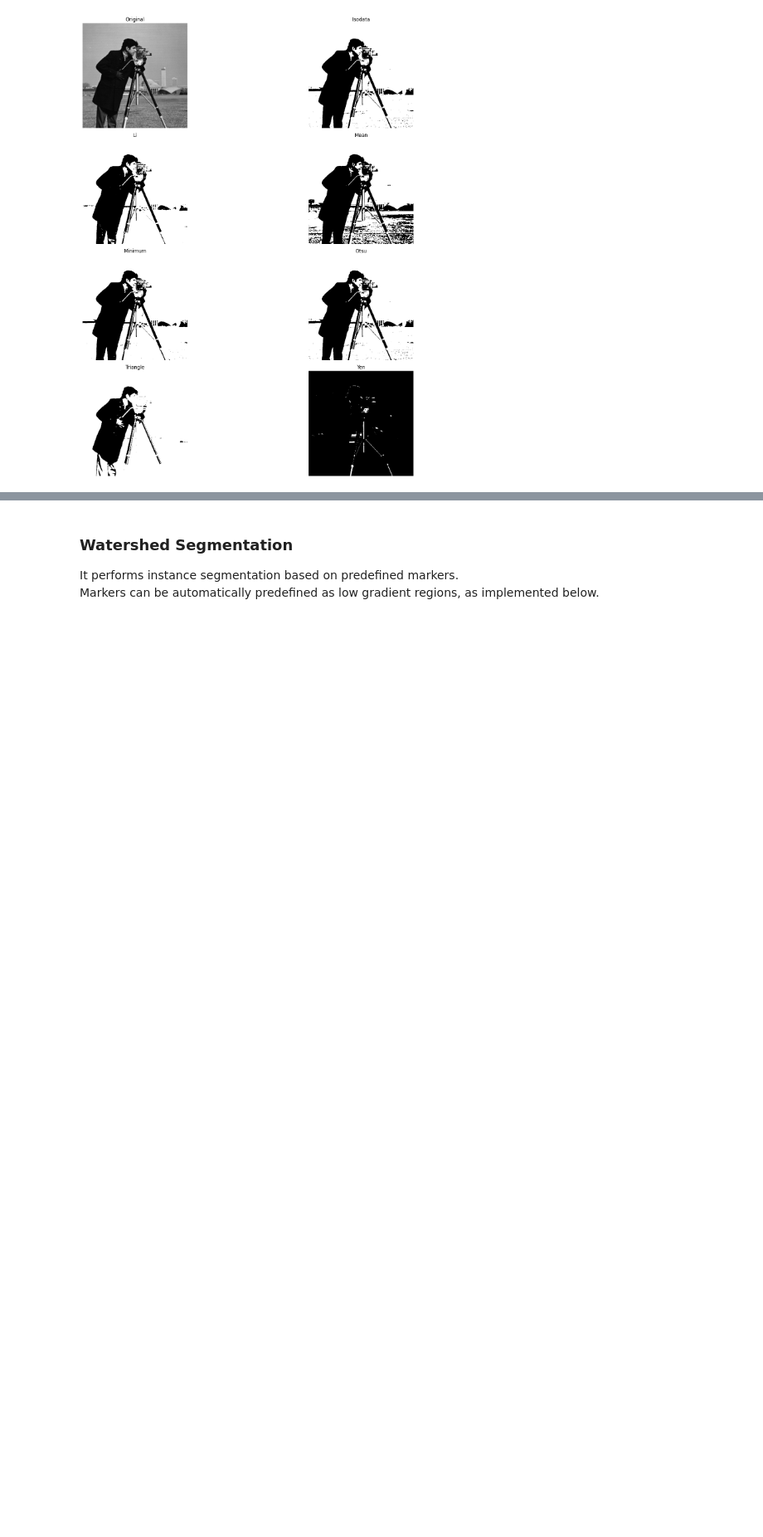
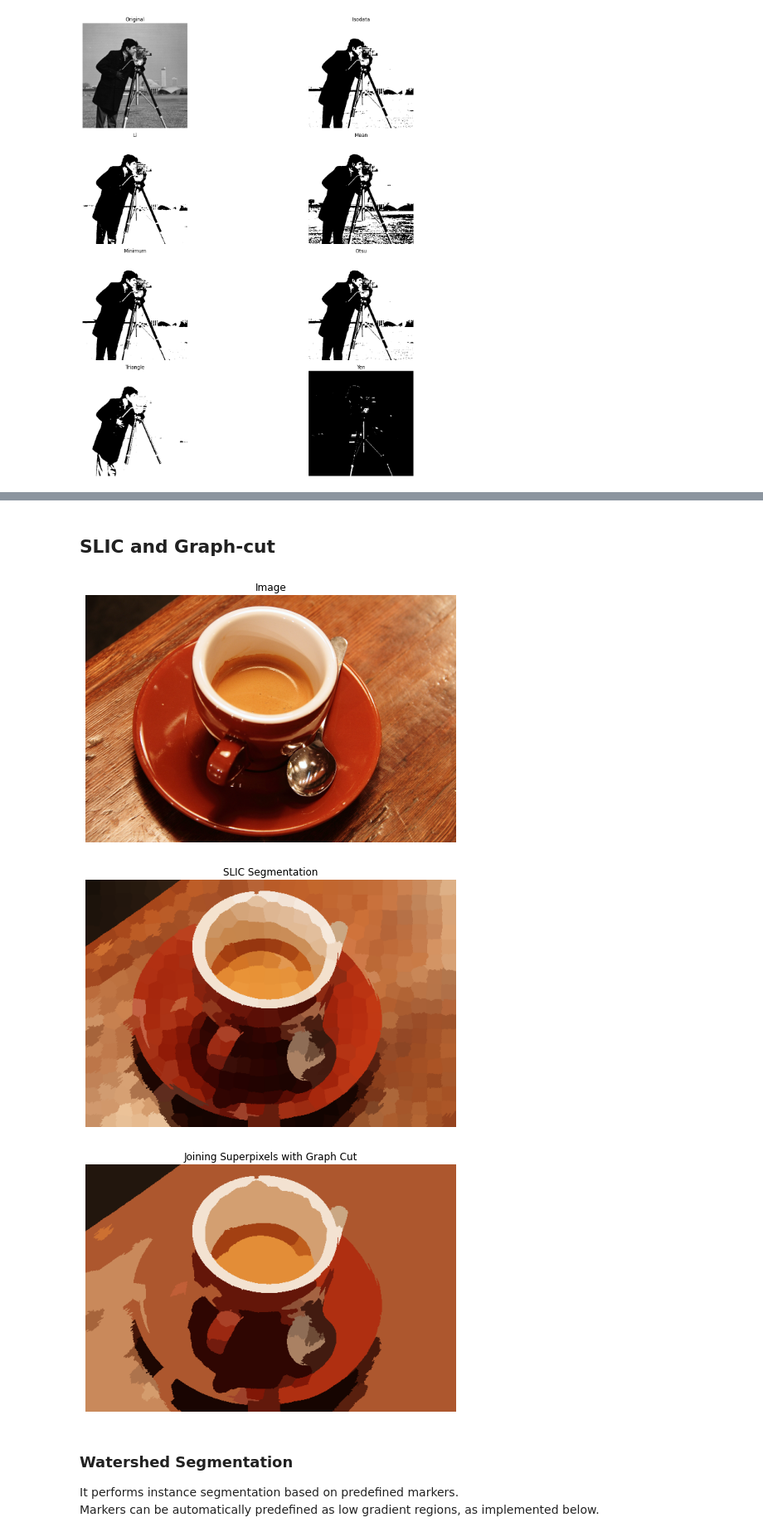
Before and after one commit to deep-petro/curso-verao-public, a Jupyter notebook: modulo-03/S03A01_1-Digital_Image_Processing.ipynb, the cells around one changed output, grey strips where cells are left out. Shown at 83% size. Drawn from its saved outputs; the diff is of its cells as text; code cells hidden in the pictures; blank space fills up the shorter version.

```diff
--- a/modulo-03/S03A01_1-Digital_Image_Processing.ipynb
+++ b/modulo-03/S03A01_1-Digital_Image_Processing.ipynb
@@ -204,3 +224,29 @@ plt.show()
+# %% [markdown]
+## SLIC and Graph-cut
+# %%
+from skimage import segmentation, color
+from skimage.future import graph
+
+img = data.coffee()
+
+# Computing SLIC
+labels1 = segmentation.slic(img, compactness=30, n_segments=400)
+slic_output = color.label2rgb(labels1, img, kind='avg')
+
+# Computing adjacency graph using mean colors
+g = graph.rag_mean_color(img, labels1)
+
+# Graph cut vertices > threshold
+labels2 = graph.cut_threshold(labels1, g, 29)
+cut_output = color.label2rgb(labels2, img, kind='avg')
+
+show(img, title='Image')
+show(slic_output, title='SLIC Segmentation')
+show(cut_output, 'Joining Superpixels with Graph Cut')
+# %% [output]
+[figure, added]
+[figure, added]
+[figure, added]
 # %% [markdown]
 ### Watershed Segmentation
 
```
Also changed, not shown: parts of 10 cells of this notebook.
